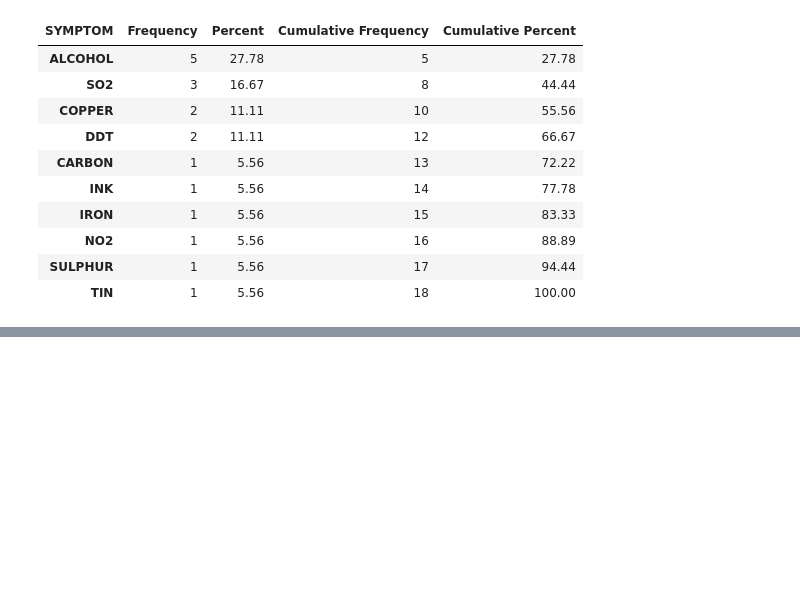
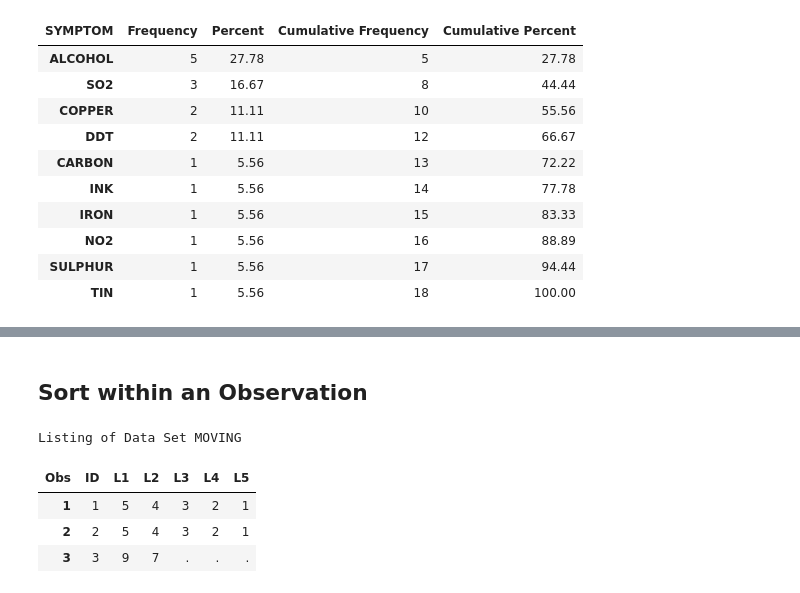
Before and after one commit to kevinwkc/my_sas, a Jupyter notebook: FUNCTION.ipynb, the cells around one changed output, grey strips where cells are left out. Saved outputs shown, nothing was run; the diff lists cells and outputs as text; code cells hidden in the pictures; blank space fills up the shorter version.

Commit message:
SORTING WITHIN OBSERVATION

```diff
--- a/FUNCTION.ipynb
+++ b/FUNCTION.ipynb
@@ -370,0 +400,36 @@ The FREQ Procedure
+# %% [markdown]
+ Sort within an Observation
+ --------------------------
+# %%
+
+DATA TEST;
+   INPUT ID L1-L5;
+DATALINES;
+1 1 2 3 4 5
+2 1 3 5 2 4
+3 . 7 9 . .
+;
+DATA NEW;
+   SET TEST;
+   ARRAY L[5] L1-L5;
+   LOOP: FLAG=0;
+   DO I=1 TO 4;
+      IF L[I+1] GT L[I] THEN DO;
+         HOLD=L[I];
+         L[I]=L[I+1];
+         L[I+1]=HOLD;
+         FLAG=1;
+      END;
+   END;
+   IF FLAG=1 THEN GO TO LOOP;
+   DROP I FLAG HOLD;
+RUN;
+
+proc print data=NEW(OBS=3);
+RUN;
+# %% [output]
+Listing of Data Set MOVING
+| Obs | ID | L1 | L2 | L3 | L4 | L5 |
+| 1 | 1 | 5 | 4 | 3 | 2 | 1 |
+| 2 | 2 | 5 | 4 | 3 | 2 | 1 |
+| 3 | 3 | 9 | 7 | . | . | . |
```
Also changed, not shown: parts of 3 cells of this notebook.
